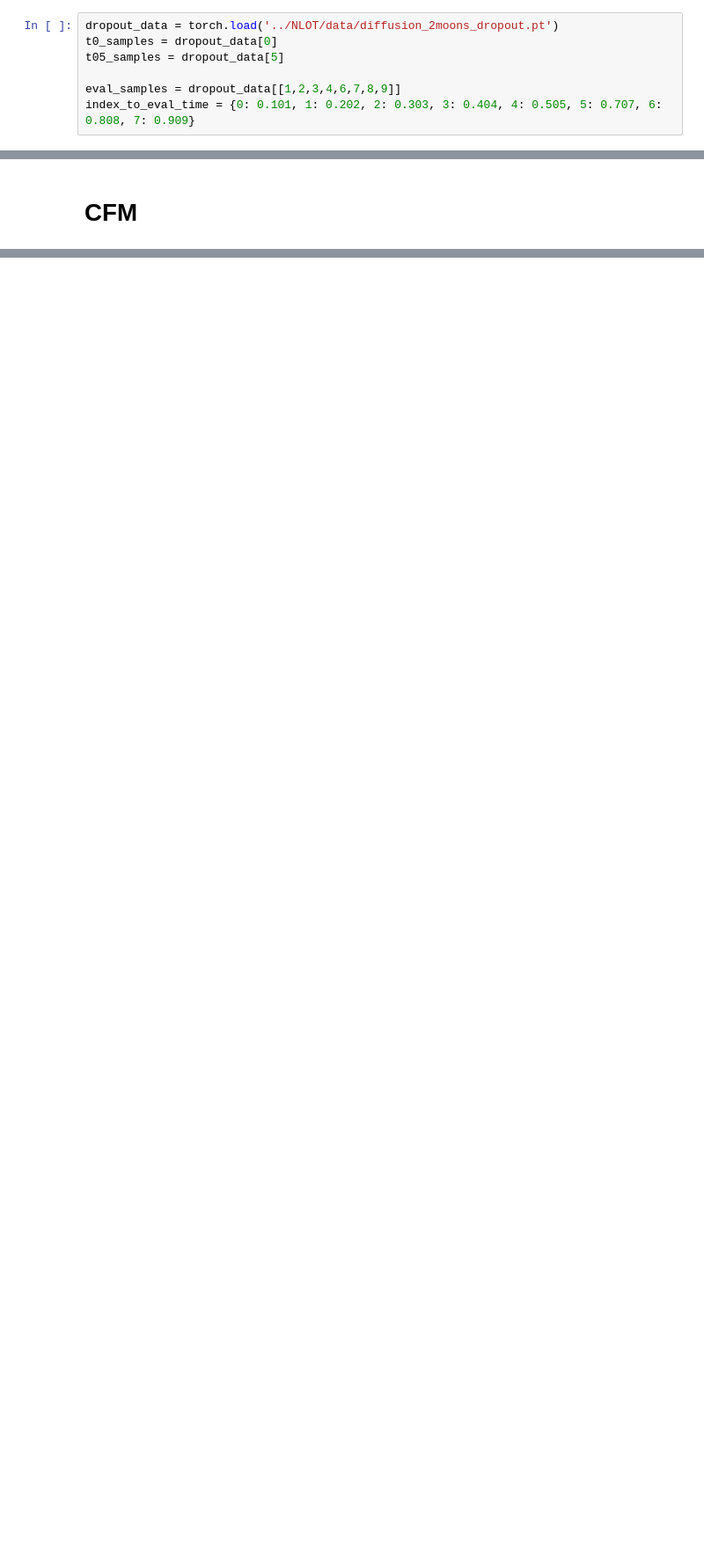
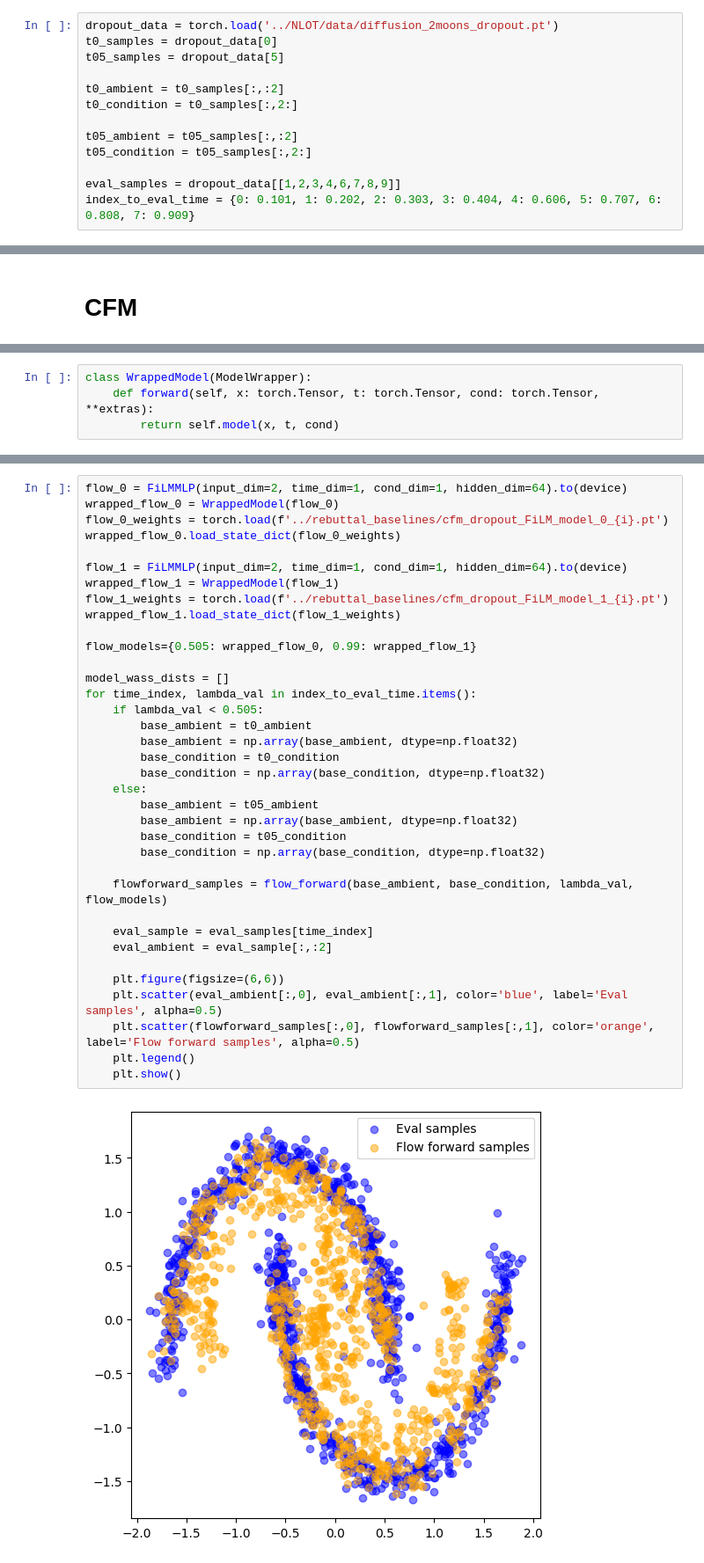
Before and after one commit to harrya32/HTI, a Jupyter notebook: generative_dropout/baselines_eval.ipynb, the cells around one changed output, grey strips where cells are left out. Shown at 88% size. Drawn from its saved outputs; the diff is of its cells as text; blank space fills up the shorter version.

Commit message:
cfm generative dropout eval

```diff
--- a/generative_dropout/baselines_eval.ipynb
+++ b/generative_dropout/baselines_eval.ipynb
@@ -37,8 +39,14 @@ dropout_data = torch.load('../NLOT/data/diffusion_2moons_dropout.pt')
 t0_samples = dropout_data[0]
 t05_samples = dropout_data[5]
 
+t0_ambient = t0_samples[:,:2]
+t0_condition = t0_samples[:,2:]
+
+t05_ambient = t05_samples[:,:2]
+t05_condition = t05_samples[:,2:]
+
 eval_samples = dropout_data[[1,2,3,4,6,7,8,9]]
-index_to_eval_time = {0: 0.101, 1: 0.202, 2: 0.303, 3: 0.404, 4: 0.505, 5: 0.707, 6: 0.808, 7: 0.909}
+index_to_eval_time = {0: 0.101, 1: 0.202, 2: 0.303, 3: 0.404, 4: 0.606, 5: 0.707, 6: 0.808, 7: 0.909}
 # %%
 device = torch.device('cuda' if torch.cuda.is_available() else 'cpu')
 # %%
@@ -190,0 +301,4 @@ Naive FiLM Model: 0.458 ± 0.025
+# %%
+class WrappedModel(ModelWrapper):
+    def forward(self, x: torch.Tensor, t: torch.Tensor, cond: torch.Tensor, **extras):
+        return self.model(x, t, cond)
@@ -190,0 +368,38 @@ Naive FiLM Model: 0.458 ± 0.025
+# %%
+flow_0 = FiLMMLP(input_dim=2, time_dim=1, cond_dim=1, hidden_dim=64).to(device)
+wrapped_flow_0 = WrappedModel(flow_0)
+flow_0_weights = torch.load(f'../rebuttal_baselines/cfm_dropout_FiLM_model_0_{i}.pt')
+wrapped_flow_0.load_state_dict(flow_0_weights)
+
+flow_1 = FiLMMLP(input_dim=2, time_dim=1, cond_dim=1, hidden_dim=64).to(device)
+wrapped_flow_1 = WrappedModel(flow_1)
+flow_1_weights = torch.load(f'../rebuttal_baselines/cfm_dropout_FiLM_model_1_{i}.pt')
+wrapped_flow_1.load_state_dict(flow_1_weights)
+
+flow_models={0.505: wrapped_flow_0, 0.99: wrapped_flow_1}
+
+model_wass_dists = []
+for time_index, lambda_val in index_to_eval_time.items():
+    if lambda_val < 0.505:
+        base_ambient = t0_ambient
+        base_ambient = np.array(base_ambient, dtype=np.float32)
+        base_condition = t0_condition
+        base_condition = np.array(base_condition, dtype=np.float32)
+    else:
+        base_ambient = t05_ambient
+        base_ambient = np.array(base_ambient, dtype=np.float32)
+        base_condition = t05_condition
+        base_condition = np.array(base_condition, dtype=np.float32)
+
+    flowforward_samples = flow_forward(base_ambient, base_condition, lambda_val, flow_models)
+
+    eval_sample = eval_samples[time_index]
+    eval_ambient = eval_sample[:,:2]
+
+    plt.figure(figsize=(6,6))
+    plt.scatter(eval_ambient[:,0], eval_ambient[:,1], color='blue', label='Eval samples', alpha=0.5)
+    plt.scatter(flowforward_samples[:,0], flowforward_samples[:,1], color='orange', label='Flow forward samples', alpha=0.5)
+    plt.legend()
+    plt.show()
+# %% [output]
+[figure, added]
```
Also changed, not shown: parts of 9 cells of this notebook, 1 other file.
